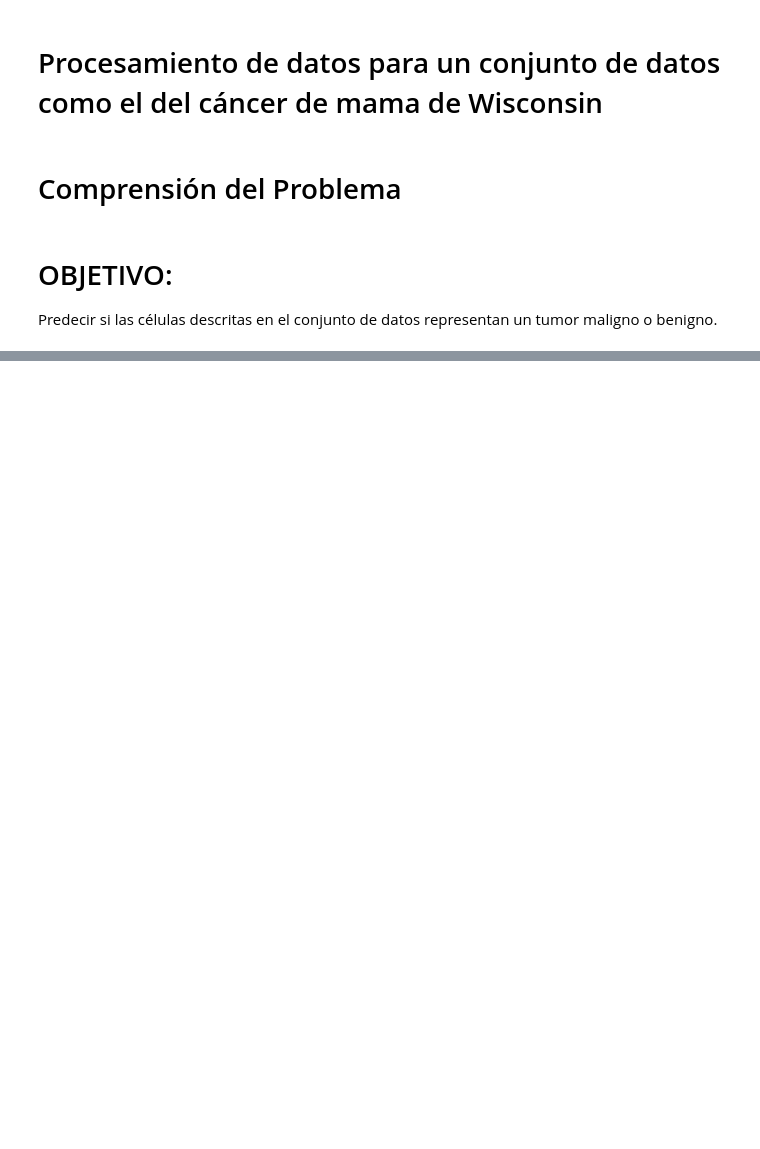
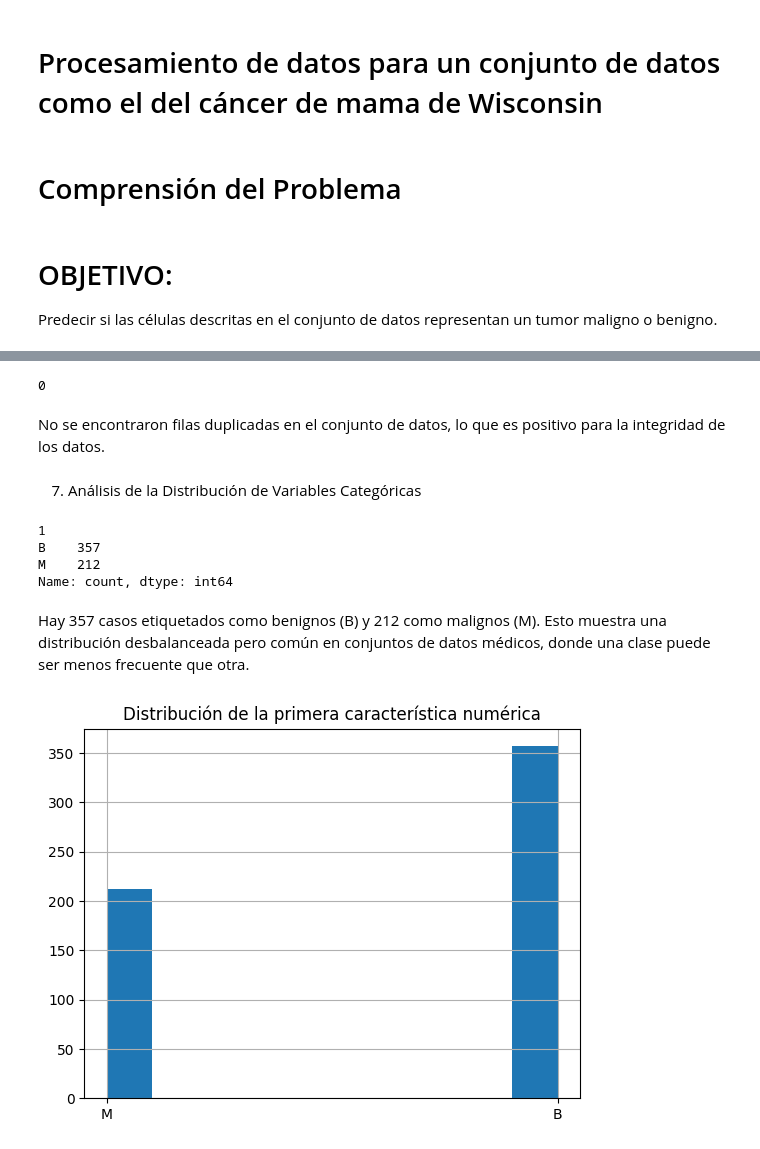
Before and after one commit to Mash2127/Esp.-Inteligencia-Artificial-UAO, a Jupyter notebook: notebooks/Taller 3.ipynb, the cells around one changed output, grey strips where cells are left out. Drawn from its saved outputs; the diff is of its cells as text; code cells hidden in the pictures; blank space fills up the shorter version.

Commit message:
Correcciones de errores y mejoras en el código

```diff
--- a/notebooks/Taller 3.ipynb
+++ b/notebooks/Taller 3.ipynb
@@ -63,0 +23,14 @@ AttributeError: 'function' object has no attribute 'data'
+# %%
+
+
+# Ruta al archivo descargado
+file_path = '/Users/miguelangel/Documents/inteligencia artificial/REPOSITORIOS/UAO Inteligencia artificial/Esp.-Inteligencia-Artificial-UAO/data/breast+cancer+wisconsin+diagnostic/wdbc.data'
+# %%
+try:
+    # Suponiendo que es un CSV sin encabezado
+    data = pd.read_csv(file_path, header=None)
+    print(data.head())  # Para verificar que los datos se han cargado correctamente
+except FileNotFoundError:
+    print(f"No se encontró el archivo en la ruta {file_path}")
+except Exception as e:
+    print(f"Se produjo un error: {e}")
@@ -63,0 +183,26 @@ AttributeError: 'function' object has no attribute 'data'
+# %%
+print(data.duplicated().sum())  # Contar filas duplicadas
+# %% [output]
+0
+# %% [markdown]
+No se encontraron filas duplicadas en el conjunto de datos, lo que es positivo para la integridad de los datos.
+# %% [markdown]
+7. Análisis de la Distribución de Variables Categóricas
+# %%
+print(data[1].value_counts())
+# %% [output]
+1
+B    357
+M    212
+Name: count, dtype: int64
+# %% [markdown]
+Hay 357 casos etiquetados como benignos (B) y 212 como malignos (M). Esto muestra una distribución desbalanceada pero común en conjuntos de datos médicos, donde una clase puede ser menos frecuente que otra.
+# %%
+import matplotlib.pyplot as plt
+
+# Histograma de la primera característica numérica
+data[data.columns[1]].hist()
+plt.title('Distribución de la primera característica numérica')
+plt.show()
+# %% [output]
+[figure, added]
```
Also changed, not shown: parts of 23 cells of this notebook, 1 other file.
